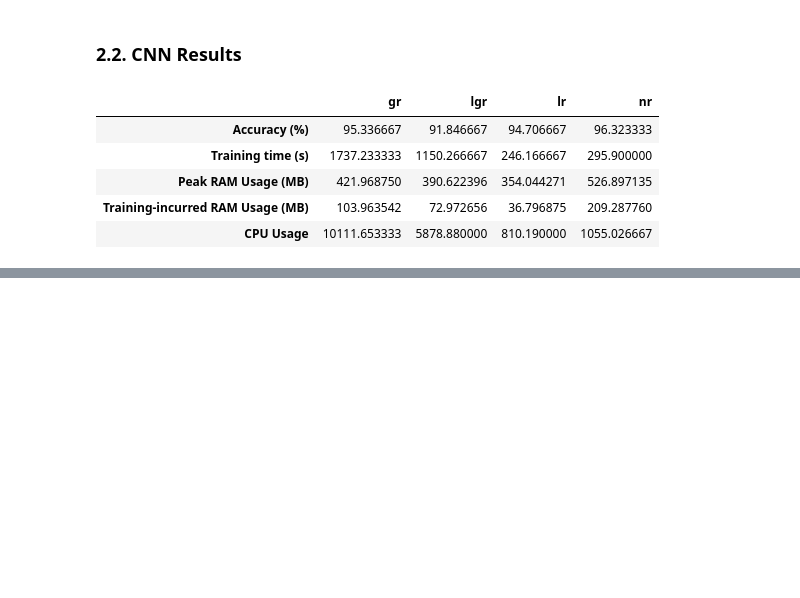
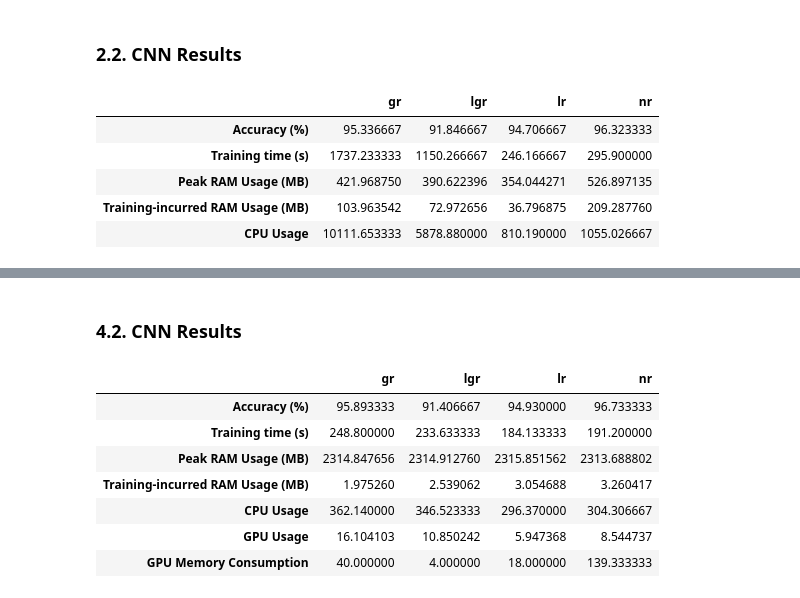
Before and after one commit to samuilstoychev/research_project, a Jupyter notebook: analysis/MNISTResults.ipynb, the cells around one changed output, grey strips where cells are left out. Cells and saved outputs as stored; diff of their text form; code cells hidden in the pictures; blank space fills up the shorter version.

```diff
--- a/analysis/MNISTResults.ipynb
+++ b/analysis/MNISTResults.ipynb
@@ -133,0 +257,19 @@ pd.DataFrame(cnn_metrics, index=['Accuracy (%)',
+# %% [markdown]
+### 4.2. CNN Results
+# %%
+pd.DataFrame(cnn_metrics, index=['Accuracy (%)',
+                                 'Training time (s)',
+                                 'Peak RAM Usage (MB)' ,
+                                 'Training-incurred RAM Usage (MB)',
+                                 'CPU Usage',
+                                 'GPU Usage',
+                                 'GPU Memory Consumption'])
+# %% [output]
+|  | gr | lgr | lr | nr |
+| Accuracy (%) | 95.893333 | 91.406667 | 94.930000 | 96.733333 |
+| Training time (s) | 248.800000 | 233.633333 | 184.133333 | 191.200000 |
+| Peak RAM Usage (MB) | 2314.847656 | 2314.912760 | 2315.851562 | 2313.688802 |
+| Training-incurred RAM Usage (MB) | 1.975260 | 2.539062 | 3.054688 | 3.260417 |
+| CPU Usage | 362.140000 | 346.523333 | 296.370000 | 304.306667 |
+| GPU Usage | 16.104103 | 10.850242 | 5.947368 | 8.544737 |
+| GPU Memory Consumption | 40.000000 | 4.000000 | 18.000000 | 139.333333 |
```
Also changed, not shown: parts of 18 cells of this notebook, 2 other files.
